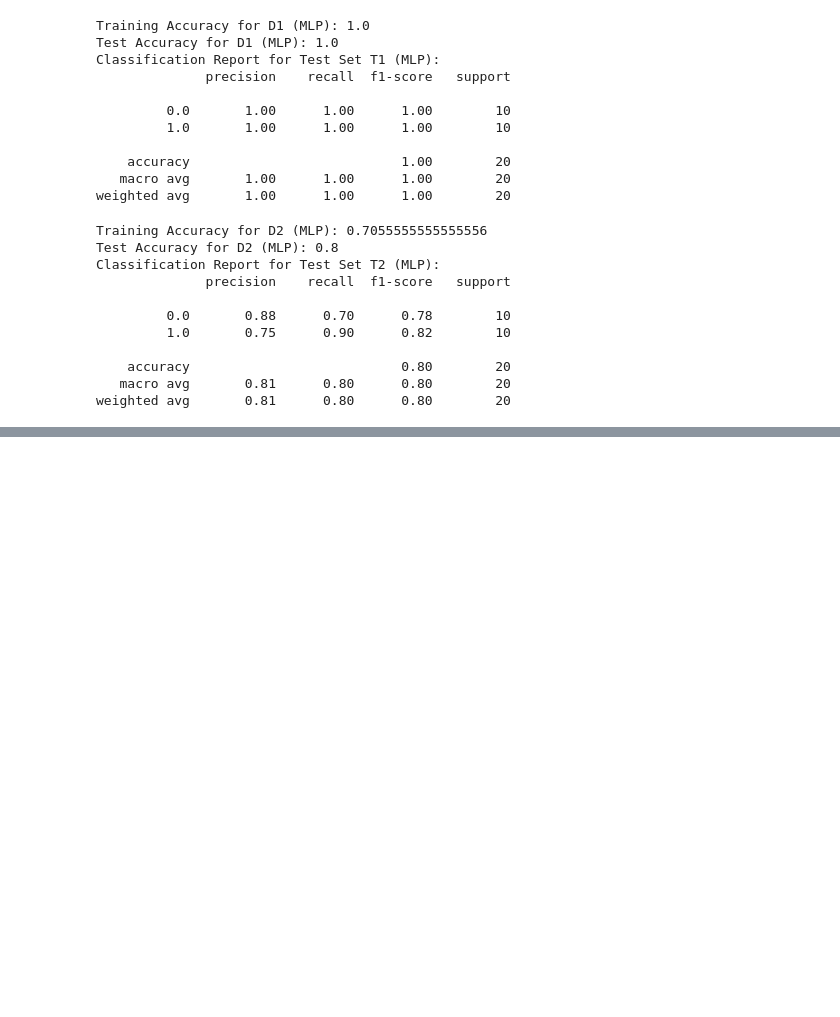
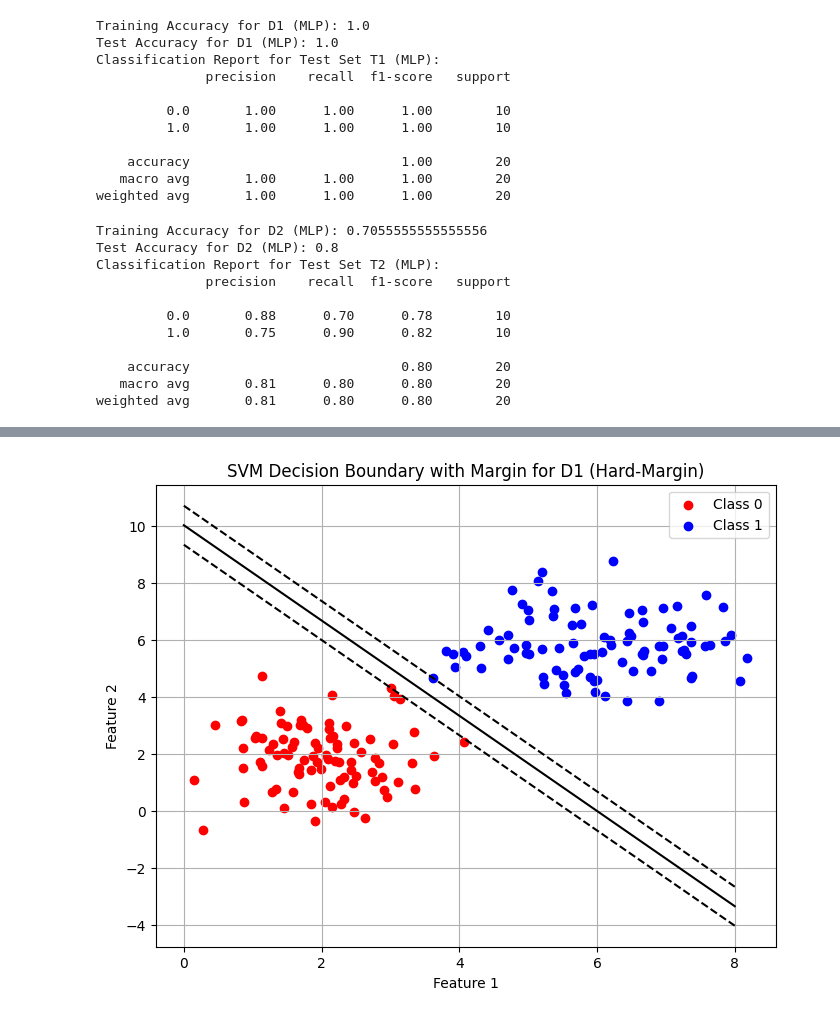
Before and after one commit to anildervis/BLG454---Final-Exam-Computer-Assignment, a Jupyter notebook: Computer_Assignment.ipynb, the cells around one changed output, grey strips where cells are left out. Drawn from its saved outputs; the diff is of its cells as text; code cells hidden in the pictures; blank space fills up the shorter version.

Commit message:
conclusion section and plotting

```diff
--- a/Computer_Assignment.ipynb
+++ b/Computer_Assignment.ipynb
@@ -144,8 +144,8 @@ weighted avg       0.85      0.85      0.85        20
 # %%
 from sklearn.neural_network import MLPClassifier
 # %%
-# MLP for D1, here the hidden layer sizes are set to (10, 10) to have 2 hidden layers with 10 and 5 neurons
-mlp_D1 = MLPClassifier(hidden_layer_sizes=(10,10), max_iter=1000, random_state=23232323)
+# MLP for D1, here the hidden layer sizes are set to (10, 5) to have 2 hidden layers with 10 and 5 neurons
+mlp_D1 = MLPClassifier(hidden_layer_sizes=(10,5), max_iter=1000, random_state=23232323)
 mlp_D1.fit(X_train_D1, y_train_D1)
 
 # Predict on training and test sets
@@ -203,0 +230,28 @@ weighted avg       0.81      0.80      0.80        20
+# %%
+# Plotting the training data points
+plt.figure(figsize=(8, 6))
+plt.scatter(X_train_D1[y_train_D1==0][:, 0], X_train_D1[y_train_D1==0][:, 1], color='red', label='Class 0')
+plt.scatter(X_train_D1[y_train_D1==1][:, 0], X_train_D1[y_train_D1==1][:, 1], color='blue', label='Class 1')
+
+# Plotting the decision boundary in the dotted format
+w = svm_hard.coef_[0]
+a = -w[0] / w[1]
+xx = np.linspace(0, 8)
+yy = a * xx - (svm_hard.intercept_[0]) / w[1]
+plt.plot(xx, yy, 'k-')
+
+b = svm_hard.support_vectors_[0]
+yy_down = a * xx + (b[1] - a * b[0])
+b = svm_hard.support_vectors_[-1]
+yy_up = a * xx + (b[1] - a * b[0])
+plt.plot(xx, yy_down, 'k--')
+plt.plot(xx, yy_up, 'k--')
+
+plt.title('SVM Decision Boundary with Margin for D1 (Hard-Margin)')
+plt.xlabel('Feature 1')
+plt.ylabel('Feature 2')
+plt.legend()
+plt.grid(True)
+plt.show()
+# %% [output]
+[figure, added]
```
Also changed, not shown: parts of 3 cells of this notebook.
